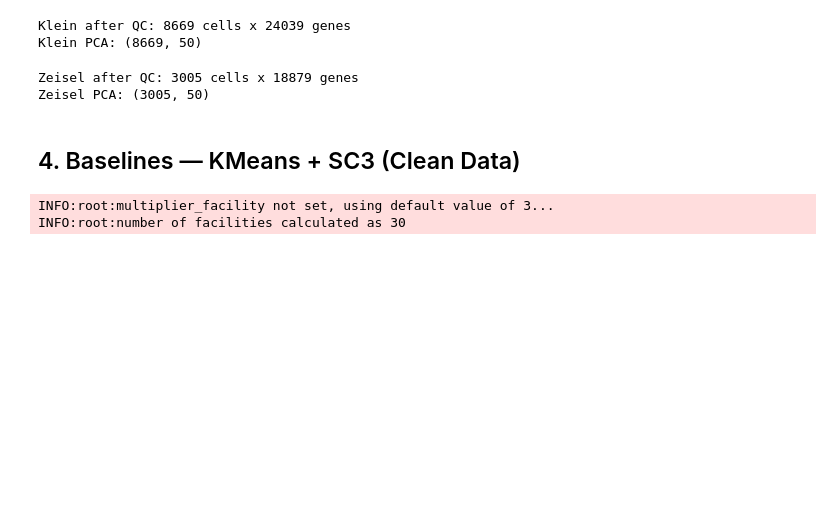
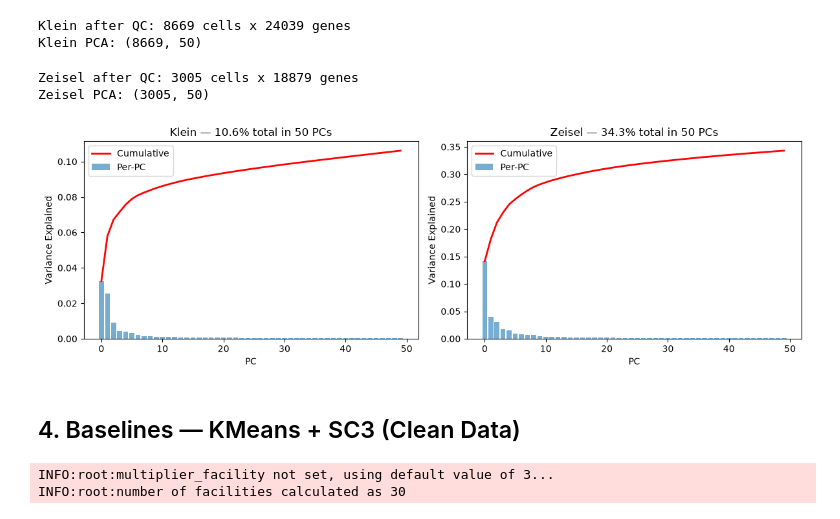
Before and after one commit to HershBud/GAT-gene-clustering, a Jupyter notebook: project-main.ipynb, the cells around one changed output. Cells and saved outputs as stored; diff of their text form; code cells hidden in the pictures; blank space fills up the shorter version.

```diff
--- a/project-main.ipynb
+++ b/project-main.ipynb
@@ -181,6 +181,24 @@ print(f"Zeisel PCA: {zeisel_adata.obsm['X_pca'].shape}")
 # %% [output]
 Zeisel after QC: 3005 cells x 18879 genes
 Zeisel PCA: (3005, 50)
+# %%
+# PCA variance explained - how much info do the 50 PCs capture?
+fig, axes = plt.subplots(1, 2, figsize=(12, 4))
+
+for ax, adata, name in [(axes[0], klein_adata, "Klein"), (axes[1], zeisel_adata, "Zeisel")]:
+    var_ratio = adata.uns["pca"]["variance_ratio"]
+    cumulative = np.cumsum(var_ratio)
+    ax.bar(range(len(var_ratio)), var_ratio, alpha=0.6, label="Per-PC")
+    ax.plot(cumulative, color="red", linewidth=2, label="Cumulative")
+    ax.set_xlabel("PC")
+    ax.set_ylabel("Variance Explained")
+    ax.set_title(f"{name} — {cumulative[-1]*100:.1f}% total in 50 PCs")
+    ax.legend()
+
+plt.tight_layout()
+plt.show()
+# %% [output]
+[figure, added]
 # %% [markdown]
 ## 4. Baselines — KMeans + SC3 (Clean Data)
 # %%
```
Also changed, not shown: parts of 1 cell of this notebook.
